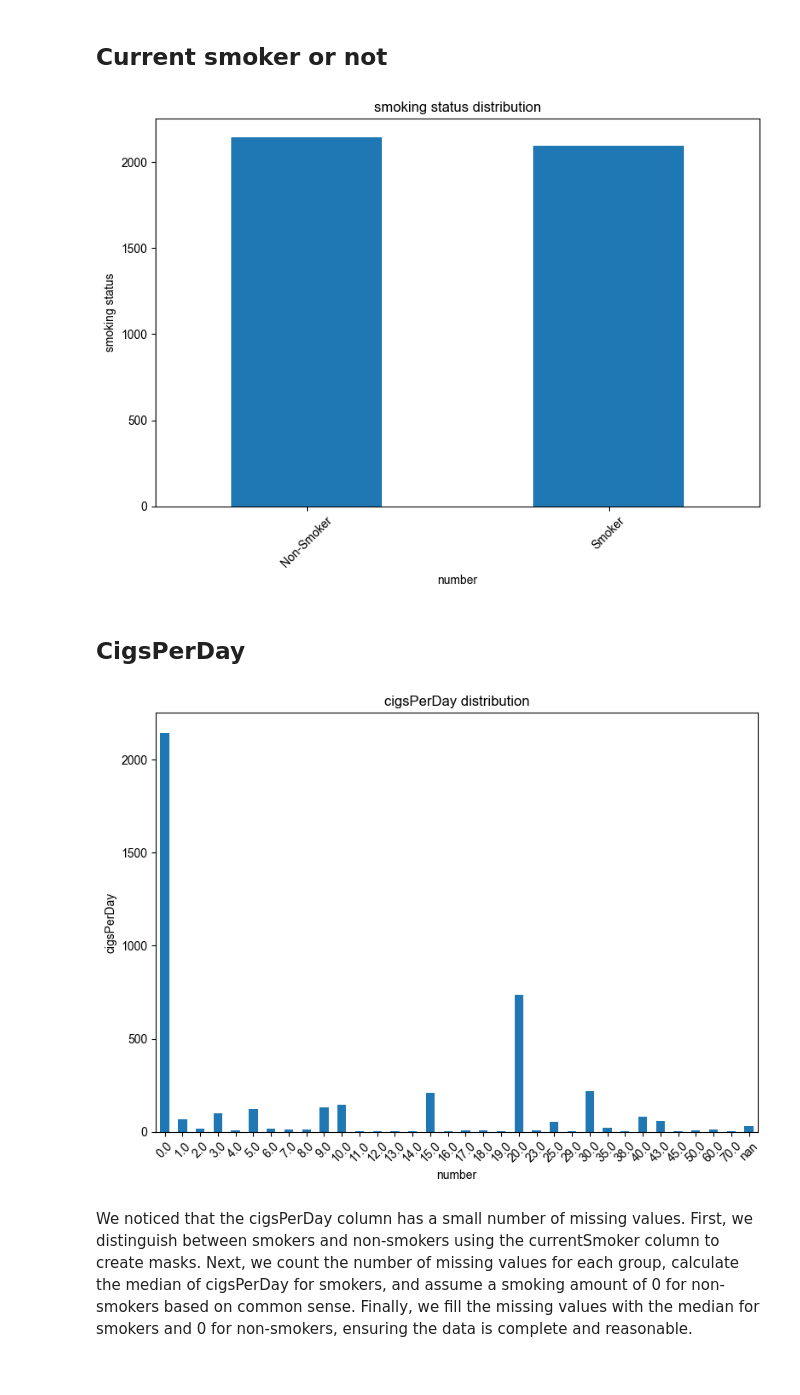
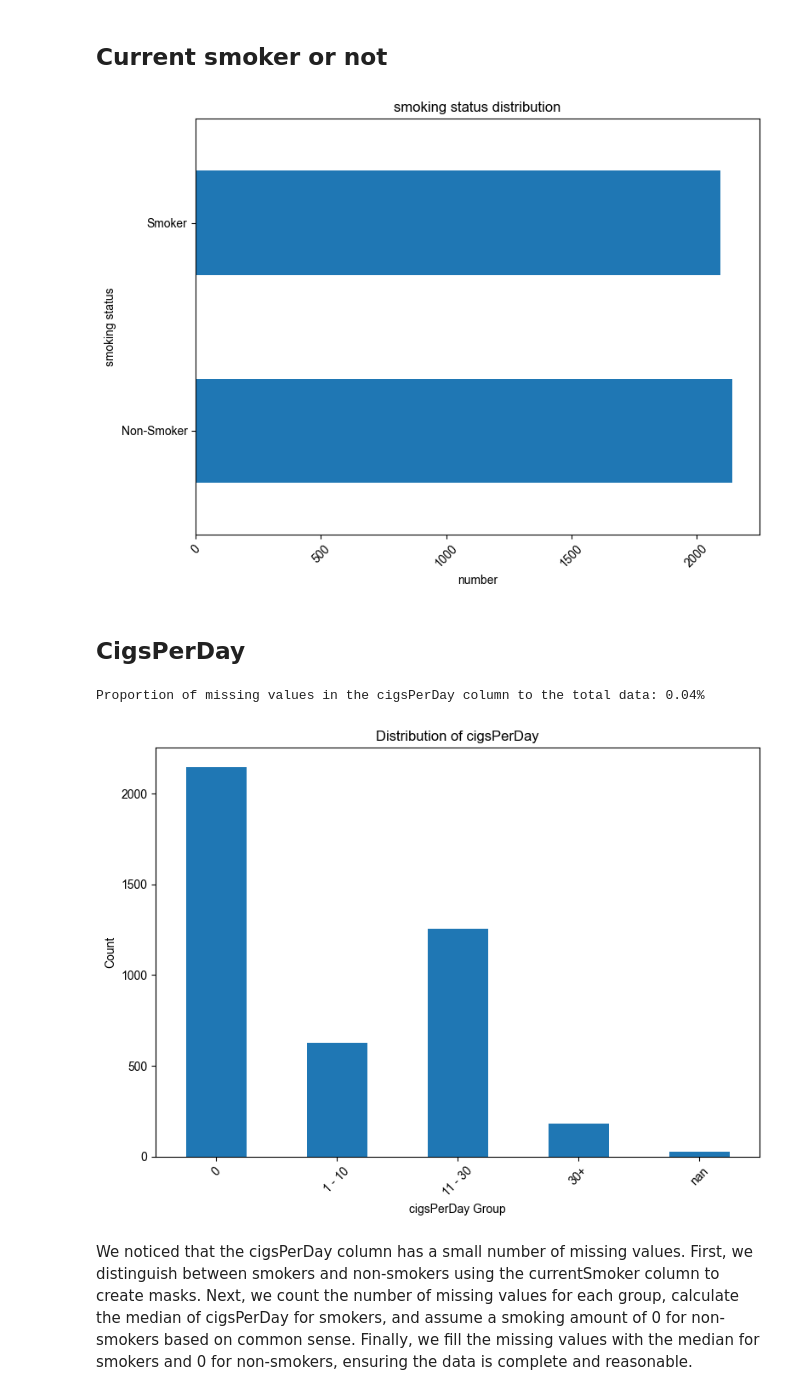
Before and after one commit to Yute-Tjr/CHD_data_analysis, a Jupyter notebook: CHD_data_analysis.ipynb, the cells around one changed output. Saved outputs shown, nothing was run; the diff lists cells and outputs as text; code cells hidden in the pictures.

```diff
--- a/CHD_data_analysis.ipynb
+++ b/CHD_data_analysis.ipynb
@@ -175,7 +165,7 @@ df['currentSmoker'] = df['currentSmoker'].map({0: 'Non-Smoker', 1:'Smoker'})
 # Plot the number distribution of the male column
 value_counts_male = df['currentSmoker'].value_counts()
 plt.figure(figsize=(8, 6))
-value_counts_male.plot(kind='bar')
+value_counts_male.plot(kind='barh')
 plt.ylabel('smoking status')
 plt.xlabel('number')
 plt.xticks(rotation=45)
@@ -186,24 +176,35 @@ plt.show()
 # The distribution corresponds to the expected.
 # No anomalies detected
 # %% [output]
-[figure, old version]
+[figure, new version]
 # %% [markdown]
 ## CigsPerDay
 # %%
-sorted_cigs = df['cigsPerDay'].sort_values(na_position='last')
-# Count the number of each value (including missing values)
-value_counts_cigs = sorted_cigs.value_counts(dropna=False)
-value_counts_cigs = value_counts_cigs.reindex(sorted_cigs.unique())
+# Calculate the number of missing values in the cigsPerDay column
+missing_cigs = df['cigsPerDay'].isnull().sum()
+# Calculate the total number of data in the dataset
+total_data = df.size
+# Calculate the proportion of missing values in the cigsPerDay column to the total data
+missing_percentage = (missing_cigs / total_data) * 100
+print(f'Proportion of missing values in the cigsPerDay column to the total data: {missing_percentage:.2f}%')
+# Group the cigsPerDay column
+bins = [0, 1, 11, 31, float('inf')]
+labels = ['0', '1 - 10', '11 - 30', '30+']
+df['cigsPerDay_group'] = pd.cut(df['cigsPerDay'], bins=bins, labels=labels, right=False)
+# Count the values after grouping
+value_counts_cigs = df['cigsPerDay_group'].value_counts(dropna=False)
+value_counts_cigs = value_counts_cigs.reindex(labels + [float('nan')])
 plt.figure(figsize=(8, 6))
 value_counts_cigs.plot(kind='bar')
-plt.ylabel('cigsPerDay')
-plt.xlabel('number')
+plt.xlabel('cigsPerDay Group')
+plt.ylabel('Count')
 plt.xticks(rotation=45)
-plt.title('cigsPerDay distribution')
+plt.title('Distribution of cigsPerDay')
 plt.tight_layout()
 plt.show()
 # %% [output]
+Proportion of missing values in the cigsPerDay column to the total data: 0.04%
-[figure, old version]
+[figure, new version]
 # %% [markdown]
 We noticed that the cigsPerDay column has a small number of missing values. First, we distinguish between smokers and non-smokers using the currentSmoker column to create masks. Next, we count the number of missing values for each group, calculate the median of cigsPerDay for smokers, and assume a smoking amount of 0 for non-smokers based on common sense. Finally, we fill the missing values with the median for smokers and 0 for non-smokers, ensuring the data is complete and reasonable.
 # %%
```
Also changed, not shown: parts of 4 cells of this notebook, 1 other file.
